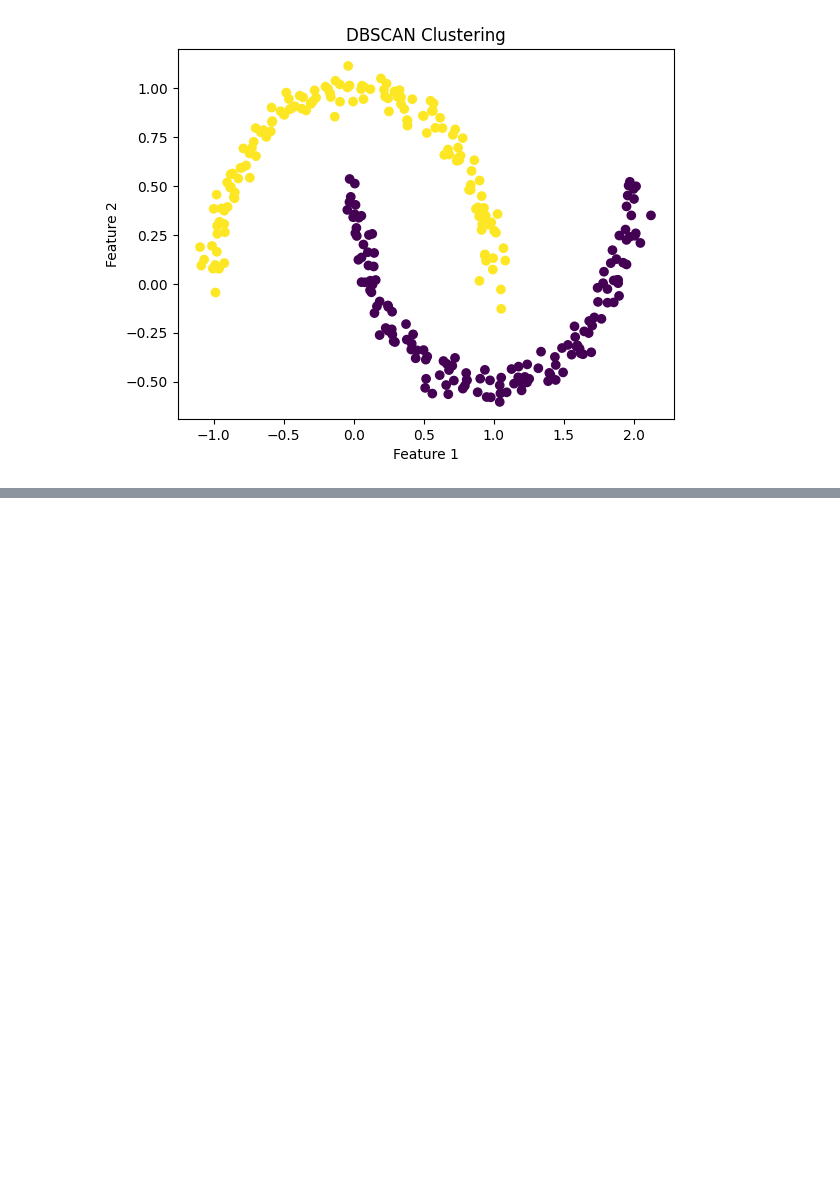
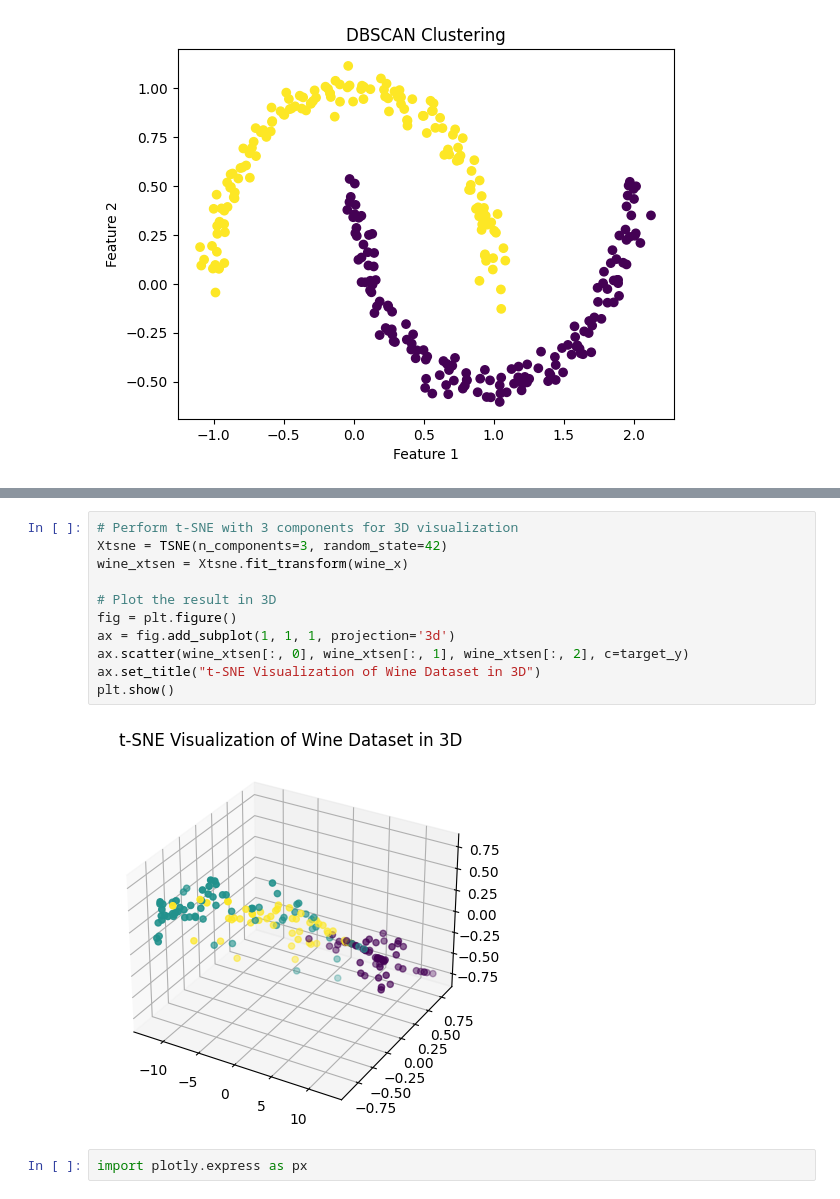
Before and after one commit to rsurendraidexcel/aiml, a Jupyter notebook: untitled0.ipynb, the cells around one changed output, grey strips where cells are left out. Cells and saved outputs as stored; diff of their text form; blank space fills up the shorter version.

```diff
--- a/untitled0.ipynb
+++ b/untitled0.ipynb
@@ -181,0 +324,15 @@ plt.show()
+# %%
+# Perform t-SNE with 3 components for 3D visualization
+Xtsne = TSNE(n_components=3, random_state=42)
+wine_xtsen = Xtsne.fit_transform(wine_x)
+
+# Plot the result in 3D
+fig = plt.figure()
+ax = fig.add_subplot(1, 1, 1, projection='3d')
+ax.scatter(wine_xtsen[:, 0], wine_xtsen[:, 1], wine_xtsen[:, 2], c=target_y)
+ax.set_title("t-SNE Visualization of Wine Dataset in 3D")
+plt.show()
+# %% [output]
+[figure, added]
+# %%
+import plotly.express as px
```
Also changed, not shown: parts of 21 cells of this notebook.
